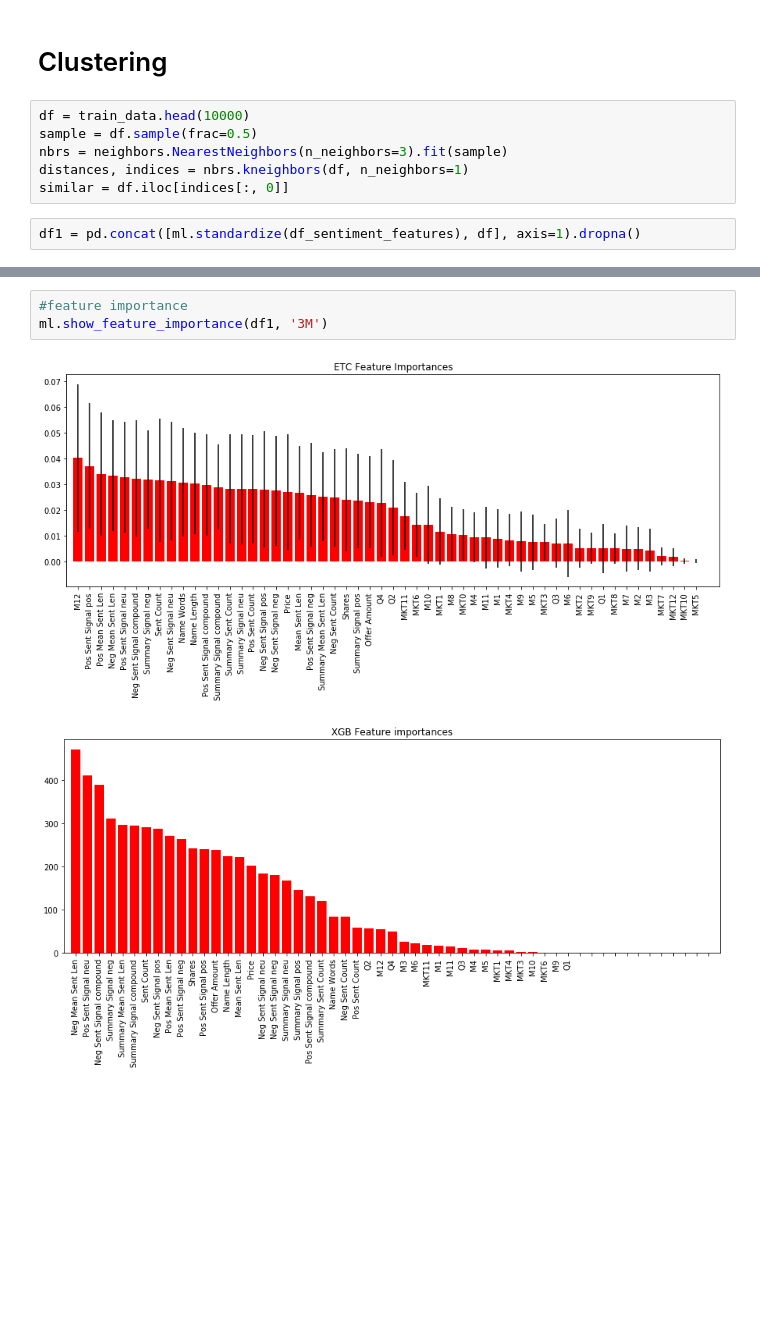
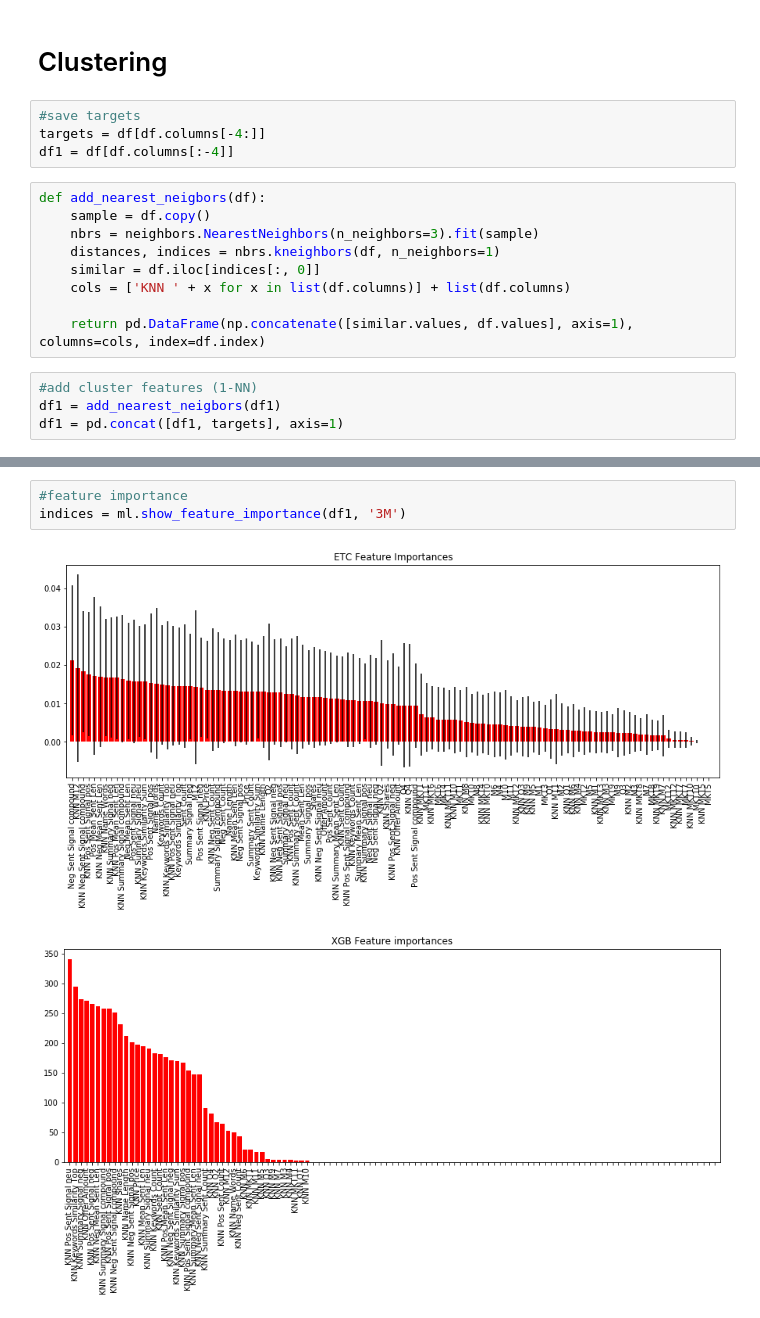
Before and after one commit to algonell/ipo-miner, a Jupyter notebook: Notebooks/4 Keywords.ipynb, the cells around one changed output, grey strips where cells are left out. Saved outputs shown, nothing was run; the diff lists cells and outputs as text; blank space fills up the shorter version.

Commit message:
multiple changes
started keywords analysis
added clustering features
added feature selection

```diff
--- a/Notebooks/4 Keywords.ipynb
+++ b/Notebooks/4 Keywords.ipynb
@@ -120,12 +176,21 @@ tsne_plot(model)
 # %% [markdown]
 # Clustering
+# %%
+#save targets
+targets = df[df.columns[-4:]]
+df1 = df[df.columns[:-4]]
 # %%
-df = train_data.head(10000)
-sample = df.sample(frac=0.5)
-nbrs = neighbors.NearestNeighbors(n_neighbors=3).fit(sample)
-distances, indices = nbrs.kneighbors(df, n_neighbors=1)
-similar = df.iloc[indices[:, 0]]
+def add_nearest_neigbors(df):
+    sample = df.copy()
+    nbrs = neighbors.NearestNeighbors(n_neighbors=3).fit(sample)
+    distances, indices = nbrs.kneighbors(df, n_neighbors=1)
+    similar = df.iloc[indices[:, 0]]
+    cols = ['KNN ' + x for x in list(df.columns)] + list(df.columns)
+
+    return pd.DataFrame(np.concatenate([similar.values, df.values], axis=1), columns=cols, index=df.index)
-# %%
-df1 = pd.concat([ml.standardize(df_sentiment_features), df], axis=1).dropna()
+# %%
+#add cluster features (1-NN)
+df1 = add_nearest_neigbors(df1)
+df1 = pd.concat([df1, targets], axis=1)
 # %%
 #save for later improvements
@@ -133,6 +198,6 @@ df1.to_csv('../Datasets/3 summarization.csv', index=True, index_label='Symbol')
 # %%
 #feature importance
-ml.show_feature_importance(df1, '3M')
+indices = ml.show_feature_importance(df1, '3M')
 # %% [output]
-[figure, old version]
+[figure, new version]
-[figure, old version]
+[figure, new version]
```
Also changed, not shown: parts of 14 cells of this notebook, 4 other files.
